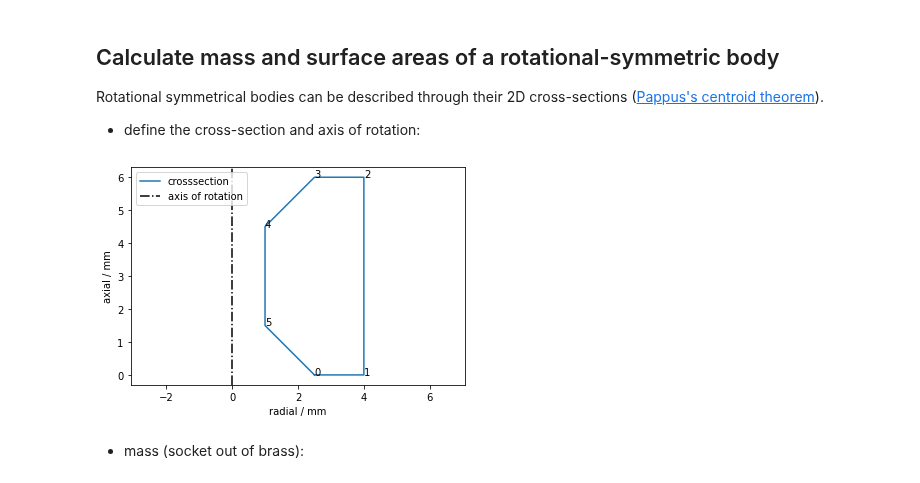
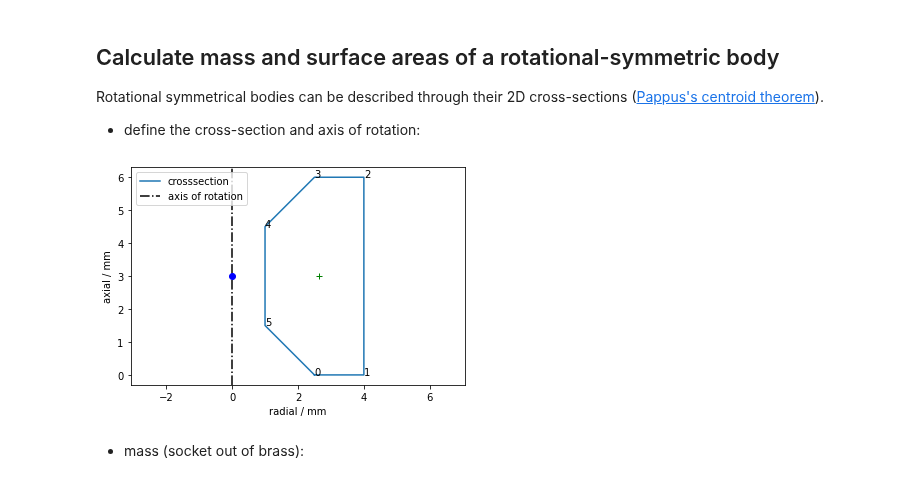
Before and after one commit to gerritnowald/polygon, a Jupyter notebook: examples/examples.ipynb, the cells around one changed output. Drawn from its saved outputs; the diff is of its cells as text; code cells hidden in the pictures.

```diff
--- a/examples/examples.ipynb
+++ b/examples/examples.ipynb
@@ -106,14 +106,16 @@ socket = polygon(Vertices, axis=1)
 # %%
 plt.figure()
 socket.plot(numbers=True, label='crosssection')
 socket.plot_rotation_axis(label='axis of rotation')
+socket.plot_CenterMass(marker='o',color='b')
+plt.plot(socket.CenterMassCrossSection[0], socket.CenterMassCrossSection[1], 'g+')
 plt.legend()
 plt.xlabel('radial / mm')
 plt.ylabel('axial / mm')
 plt.axis('equal')
 plt.show()
 # %% [output]
-[figure, old version]
+[figure, new version]
 # %% [markdown]
 - mass (socket out of brass):
 # %%
```
Also changed, not shown: parts of 5 cells of this notebook, 4 other files.
